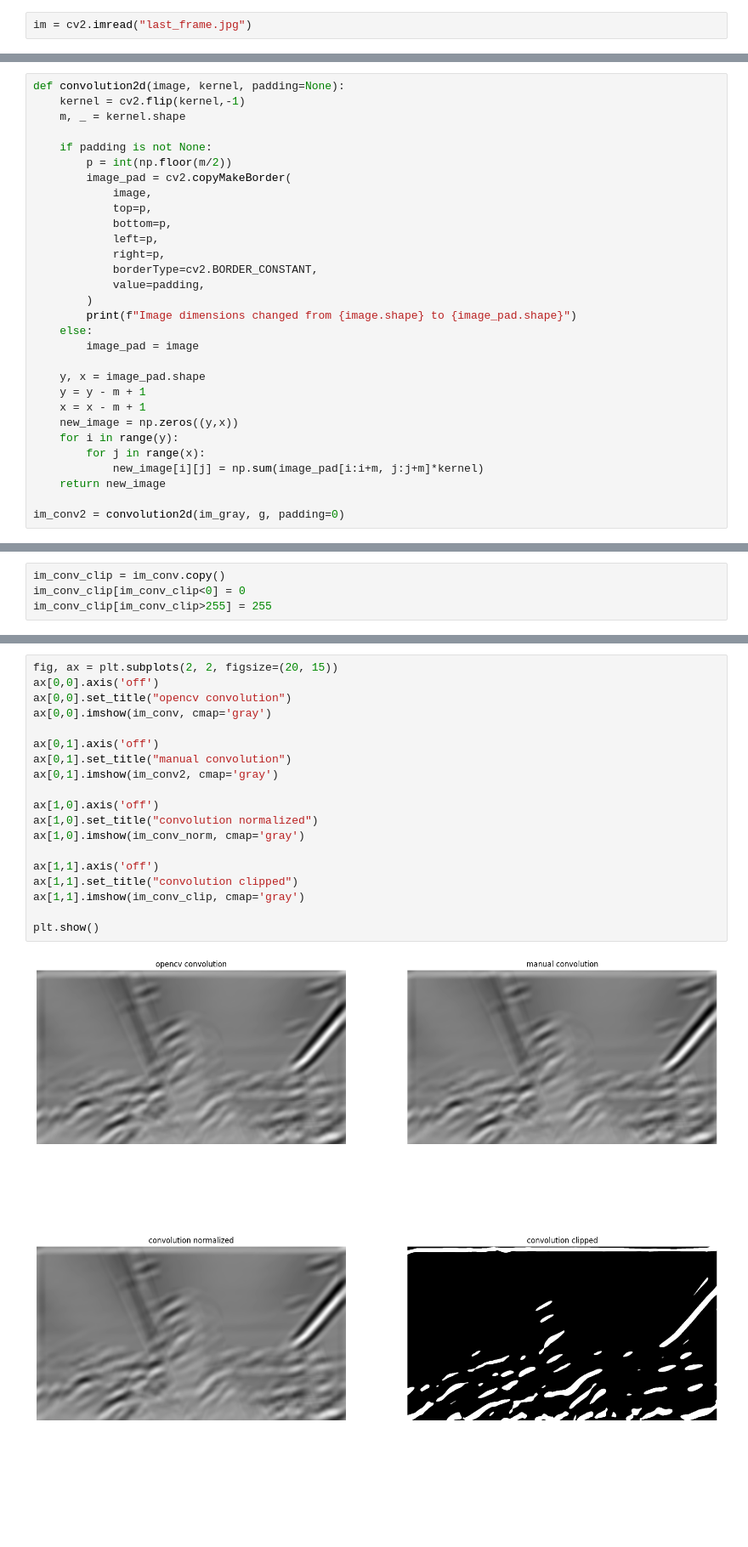
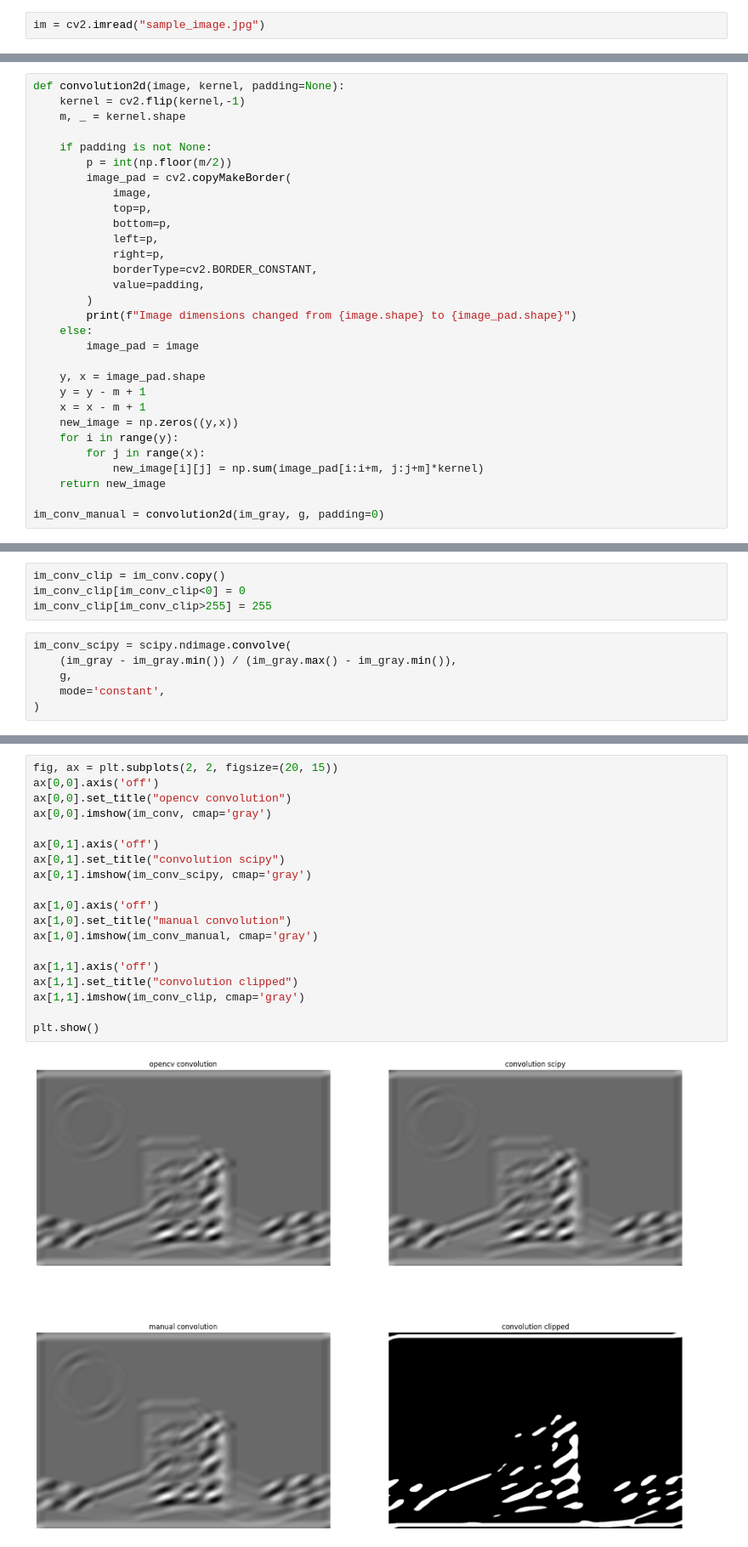
Before and after one commit to marcoabrate/wp1, a Jupyter notebook: data_allen/gabor_filter_static.ipynb, the cells around one changed output, grey strips where cells are left out. Shown at 85% size. Drawn from its saved outputs; the diff is of its cells as text; blank space fills up the shorter version.

Commit message:
convolve with scipy for N-dimension convolution

```diff
--- a/data_allen/gabor_filter_static.ipynb
+++ b/data_allen/gabor_filter_static.ipynb
@@ -29,7 +30,7 @@ len(df)
 # %% [markdown]
 ### Sample Image
 # %%
-im = cv2.imread("last_frame.jpg")
+im = cv2.imread("sample_image.jpg")
 # %%
 im_gray = cv2.cvtColor(im, cv2.COLOR_BGR2GRAY)
 # %%
@@ -123,5 +124,5 @@ def convolution2d(image, kernel, padding=None):
             new_image[i][j] = np.sum(image_pad[i:i+m, j:j+m]*kernel)
     return new_image
 
-im_conv2 = convolution2d(im_gray, g, padding=0)
+im_conv_manual = convolution2d(im_gray, g, padding=0)
 # %% [output]
@@ -132,3 +131,9 @@ im_conv_norm = (255*(im_conv - im_conv.min())/(im_conv.max() - im_conv.min())).a
 im_conv_clip = im_conv.copy()
 im_conv_clip[im_conv_clip<0] = 0
 im_conv_clip[im_conv_clip>255] = 255
+# %%
+im_conv_scipy = scipy.ndimage.convolve(
+    (im_gray - im_gray.min()) / (im_gray.max() - im_gray.min()),
+    g,
+    mode='constant',
+)
@@ -135,21 +152,21 @@ im_conv_clip[im_conv_clip>255] = 255
 # %%
 fig, ax = plt.subplots(2, 2, figsize=(20, 15))
 ax[0,0].axis('off')
 ax[0,0].set_title("opencv convolution")
 ax[0,0].imshow(im_conv, cmap='gray')
 
 ax[0,1].axis('off')
-ax[0,1].set_title("manual convolution")
-ax[0,1].imshow(im_conv2, cmap='gray')
+ax[0,1].set_title("convolution scipy")
+ax[0,1].imshow(im_conv_scipy, cmap='gray')
 
 ax[1,0].axis('off')
-ax[1,0].set_title("convolution normalized")
-ax[1,0].imshow(im_conv_norm, cmap='gray')
+ax[1,0].set_title("manual convolution")
+ax[1,0].imshow(im_conv_manual, cmap='gray')
 
 ax[1,1].axis('off')
 ax[1,1].set_title("convolution clipped")
 ax[1,1].imshow(im_conv_clip, cmap='gray')
 
 plt.show()
 # %% [output]
-[figure, old version]
+[figure, new version]
```
Also changed, not shown: parts of 9 cells of this notebook, 4 other files.
